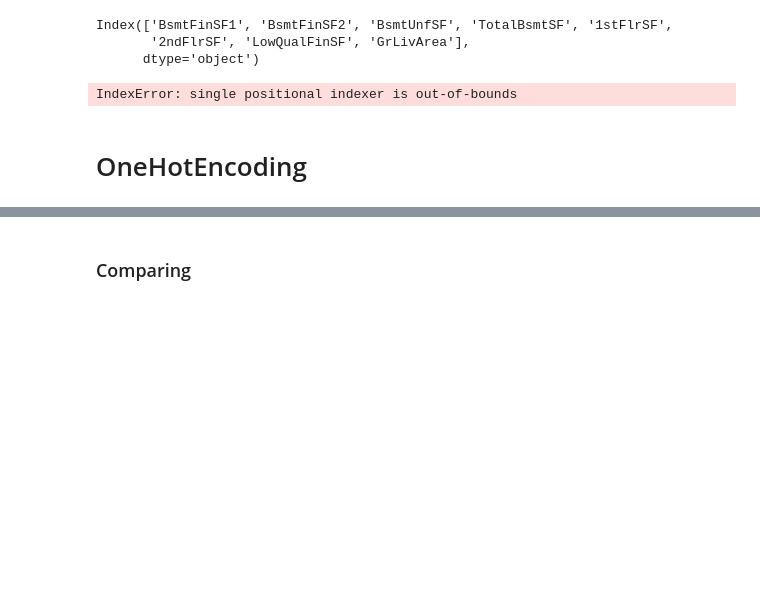
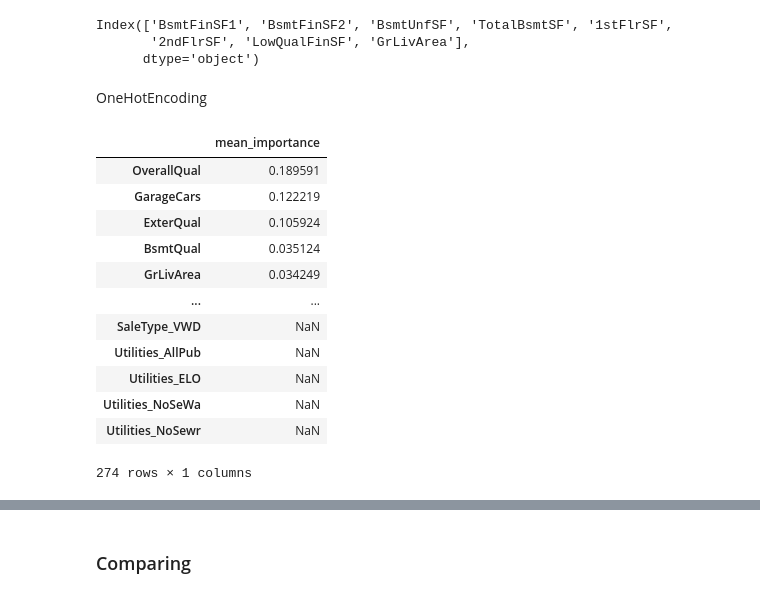
Before and after one commit to siiyayu/FeatureSelectionTechniques, a Jupyter notebook: evaluating_models.ipynb, the cells around one changed output, grey strips where cells are left out. Cells and saved outputs as stored; diff of their text form; code cells hidden in the pictures; blank space fills up the shorter version.

```diff
--- a/evaluating_models.ipynb
+++ b/evaluating_models.ipynb
@@ -724,19 +624,3 @@ preprocessor_for_selected = DataFramePreprocessor(
     label_mappings=label_mappings,
     features_to_scale=numeric_cols_selected + label_encode_cols_selected + label_encode_cols
 )
-# %%
-# let's build a model on this subset
-param_grid = {}
-
-r2, mae, feature_importances, best_params = run_model(model_class=LinearRegression, param_grid=param_grid, preprocessor=preprocessor_for_selected, X=X[selected_cols], y=y)
-
-models_dict["RFELinearRegression"].append({
-    "encoding": "label",
-    "scaling": True,
-    "mean_mae": mae.mean(),
-    "mean_r2": r2.mean(),
-    "best_params": best_params,
-    "feature_importance": feature_importances
-})
-# %% [output]
-IndexError: single positional indexer is out-of-bounds
@@ -745,5 +627,5 @@ IndexError: single positional indexer is out-of-bounds
 # %% [markdown]
-# OneHotEncoding
+OneHotEncoding
 # %%
 # getting features on non scaled data for xgboost
 preprocessor = DataFramePreprocessor(
@@ -787,4 +669,20 @@ models_dict["XGBRegressor"].append({
 })
 
 # print(best_params)
+# %%
+feature_importances / feature_importances["mean_importance"].sum()
+# %% [output]
+|  | mean_importance |
+| OverallQual | 0.189591 |
+| GarageCars | 0.122219 |
+| ExterQual | 0.105924 |
+| BsmtQual | 0.035124 |
+| GrLivArea | 0.034249 |
+| ... | ... |
+| SaleType_VWD | NaN |
+| Utilities_AllPub | NaN |
+| Utilities_ELO | NaN |
+| Utilities_NoSeWa | NaN |
+| Utilities_NoSewr | NaN |
+274 rows × 1 columns
 # %%
```
Also changed, not shown: parts of 74 cells of this notebook, 4 other files.
